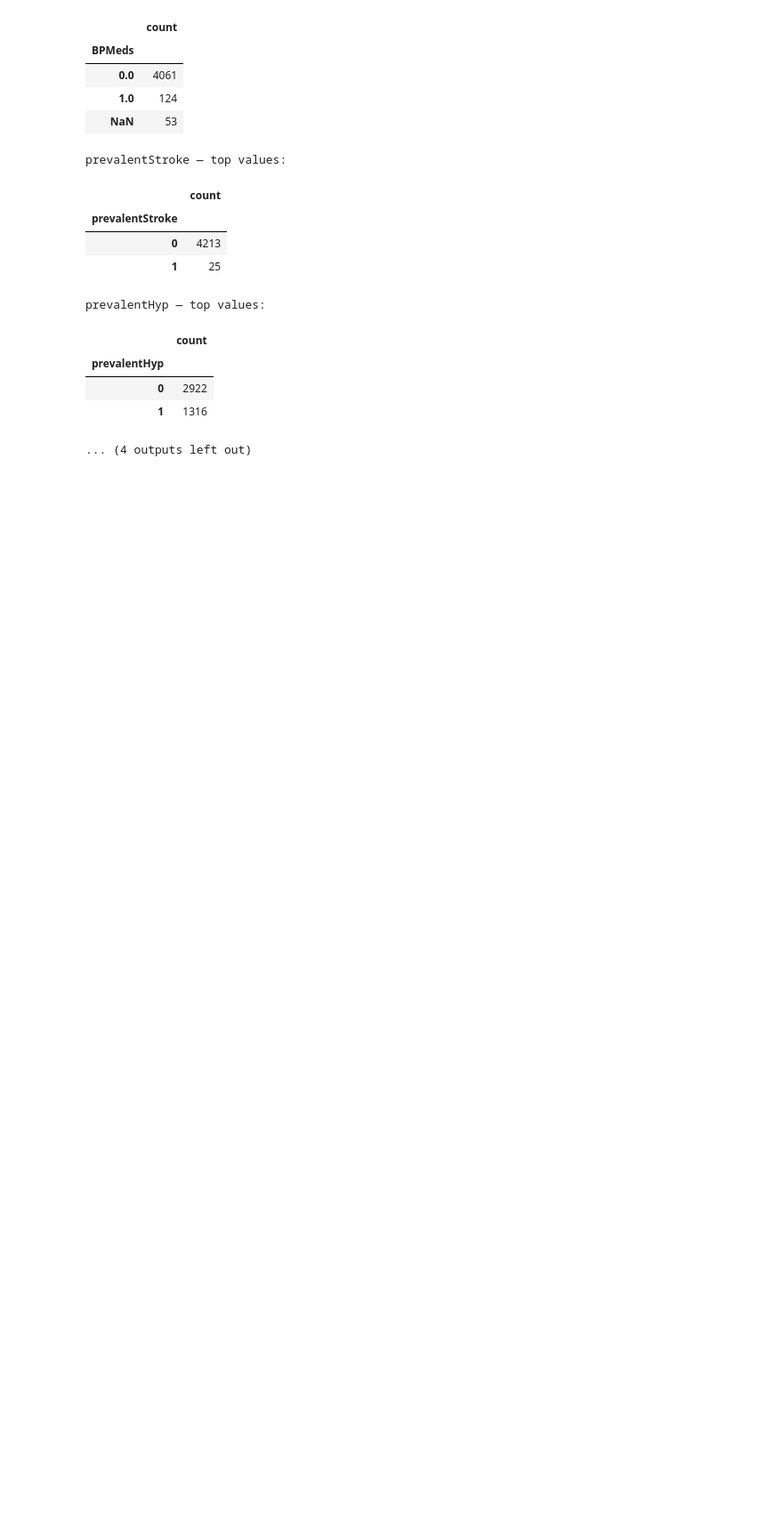
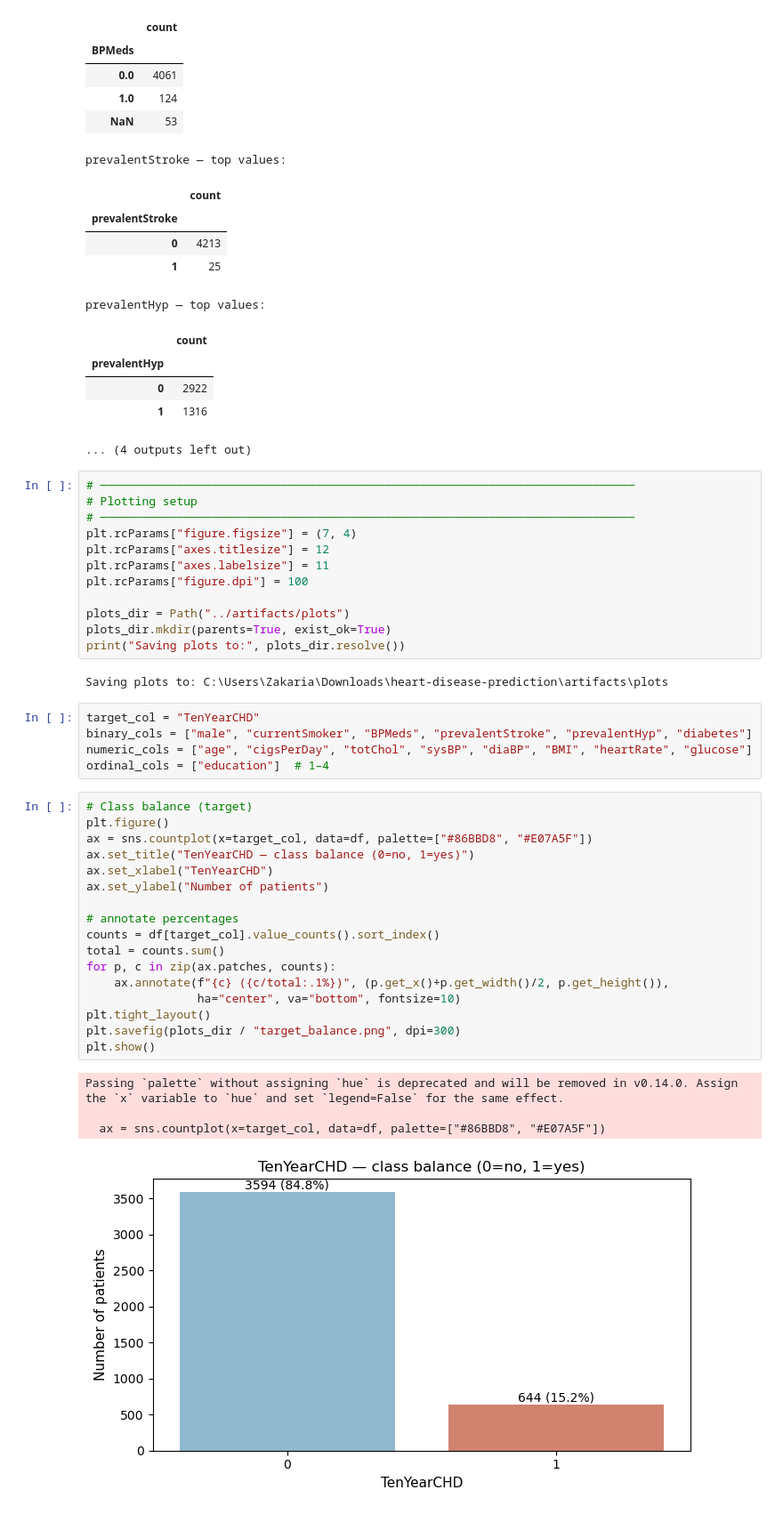
Before and after one commit to Zakariajava/heart-disease-prediction, a Jupyter notebook: notebooks/01_train_logistic_regression.ipynb, the cells around one changed output. Shown at 89% size. Saved outputs shown, nothing was run; the diff lists cells and outputs as text; blank space fills up the shorter version.

```diff
--- a/notebooks/01_train_logistic_regression.ipynb
+++ b/notebooks/01_train_logistic_regression.ipynb
@@ -177,3 +187,44 @@ prevalentHyp — top values:
 | 0 | 2922 |
 | 1 | 1316 |
 ... (4 outputs left out)
+# %%
+# ─────────────────────────────────────────────────────────────────────────────
+# Plotting setup
+# ─────────────────────────────────────────────────────────────────────────────
+plt.rcParams["figure.figsize"] = (7, 4)
+plt.rcParams["axes.titlesize"] = 12
+plt.rcParams["axes.labelsize"] = 11
+plt.rcParams["figure.dpi"] = 100
+
+plots_dir = Path("../artifacts/plots")
+plots_dir.mkdir(parents=True, exist_ok=True)
+print("Saving plots to:", plots_dir.resolve())
+# %% [output]
+Saving plots to: C:\Users\Zakaria\Downloads\heart-disease-prediction\artifacts\plots
+# %%
+target_col = "TenYearCHD"
+binary_cols = ["male", "currentSmoker", "BPMeds", "prevalentStroke", "prevalentHyp", "diabetes"]
+numeric_cols = ["age", "cigsPerDay", "totChol", "sysBP", "diaBP", "BMI", "heartRate", "glucose"]
+ordinal_cols = ["education"]  # 1–4
+# %%
+# Class balance (target)
+plt.figure()
+ax = sns.countplot(x=target_col, data=df, palette=["#86BBD8", "#E07A5F"])
+ax.set_title("TenYearCHD — class balance (0=no, 1=yes)")
+ax.set_xlabel("TenYearCHD")
+ax.set_ylabel("Number of patients")
+
+# annotate percentages
+counts = df[target_col].value_counts().sort_index()
+total = counts.sum()
+for p, c in zip(ax.patches, counts):
+    ax.annotate(f"{c} ({c/total:.1%})", (p.get_x()+p.get_width()/2, p.get_height()),
+                ha="center", va="bottom", fontsize=10)
+plt.tight_layout()
+plt.savefig(plots_dir / "target_balance.png", dpi=300)
+plt.show()
+# %% [output]
+Passing `palette` without assigning `hue` is deprecated and will be removed in v0.14.0. Assign the `x` variable to `hue` and set `legend=False` for the same effect.
+
+  ax = sns.countplot(x=target_col, data=df, palette=["#86BBD8", "#E07A5F"])
+[figure, added]
```
Also changed, not shown: parts of 28 cells of this notebook, 2 other files.
